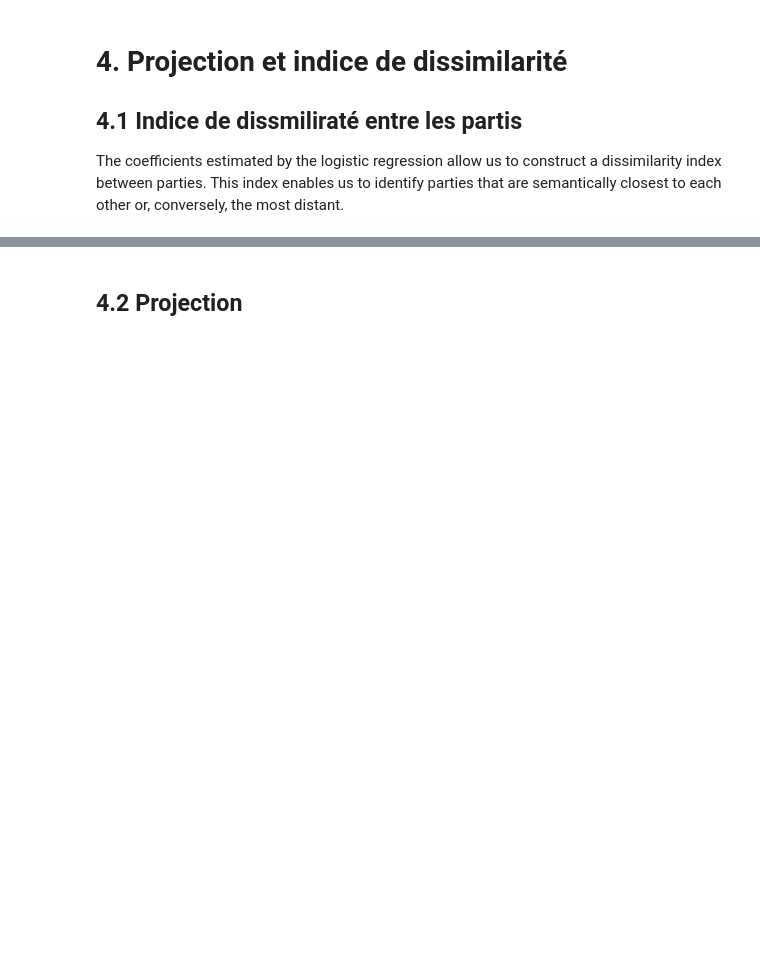
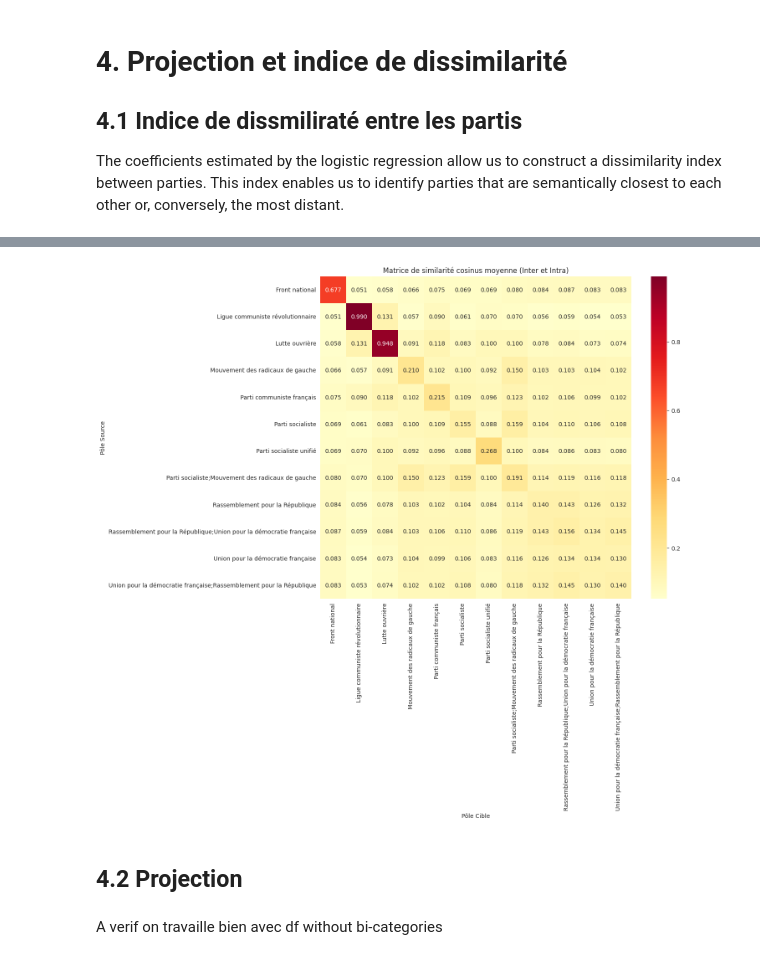
Before and after one commit to Amandine701/NLP_rendus, a Jupyter notebook: regression_logistique.ipynb, the cells around one changed output, grey strips where cells are left out. Cells and saved outputs as stored; diff of their text form; code cells hidden in the pictures; blank space fills up the shorter version.

```diff
--- a/regression_logistique.ipynb
+++ b/regression_logistique.ipynb
@@ -461,5 +585,17 @@ plt.show()
+# %%
+# Pivoter les données pour créer une matrice
+matrix_inter = df_sim_final.pivot(index='Pôle Source', columns='Pôle Cible', values='Similarité Moyenne')
+
+plt.figure(figsize=(12, 10))
+sns.heatmap(matrix_inter, annot=True, fmt=".3f", cmap="YlOrRd")
+plt.title("Matrice de similarité cosinus moyenne (Inter et Intra)")
+plt.show()
+# %% [output]
+[figure, added]
 # %% [markdown]
 ## 4.2 Projection
+# %% [markdown]
+A verif on travaille bien avec df without bi-categories
 # %%
 ############################""  Visualizing the ideological space of the manifestos using 2D projection (t-SNE or UMAP)###################
 #  Points are colored by party/support (titulaire-soutien)
```
Also changed, not shown: parts of 18 cells of this notebook.
